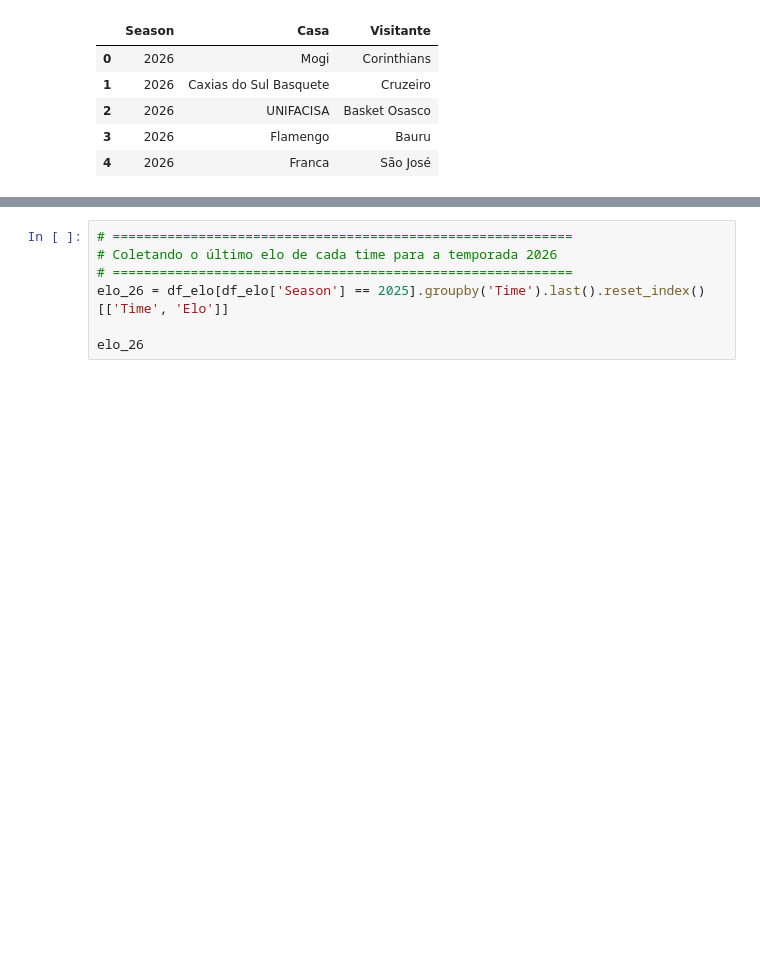
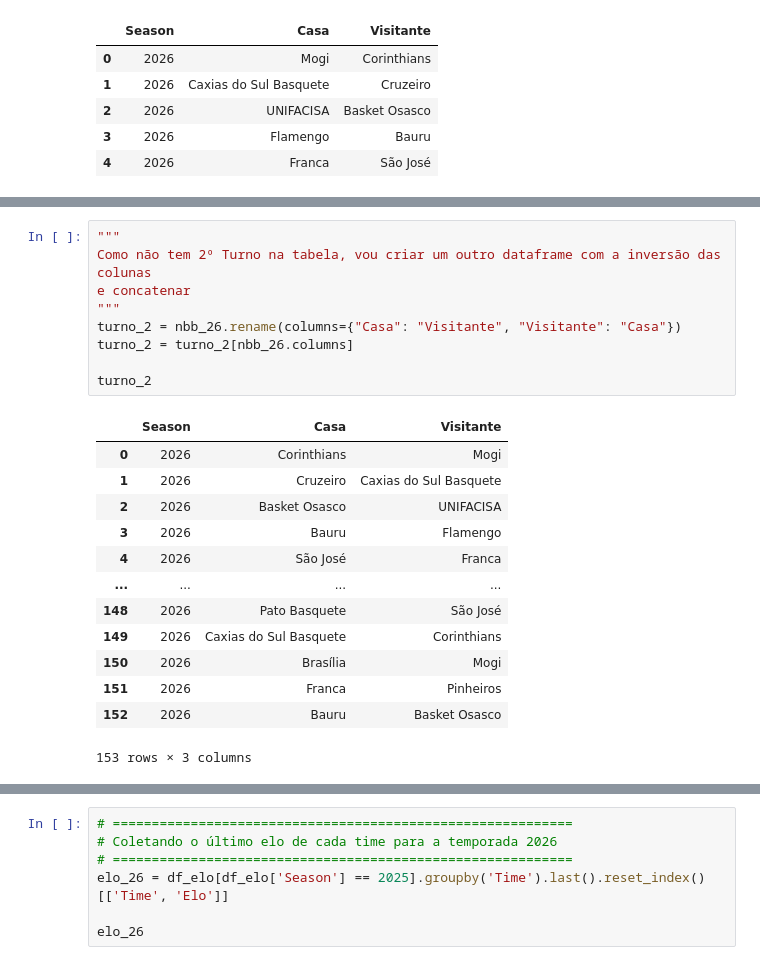
Before and after one commit to lucasdga1/Algoritmo-de-previsao-de-percentual-de-vitorias, a Jupyter notebook: notebooks/simulacao_torneio.ipynb, the cells around one changed output, grey strips where cells are left out. Cells and saved outputs as stored; diff of their text form; blank space fills up the shorter version.

```diff
--- a/notebooks/simulacao_torneio.ipynb
+++ b/notebooks/simulacao_torneio.ipynb
@@ -32,0 +57,23 @@ nbb_26.head()
+# %%
+"""
+Como não tem 2º Turno na tabela, vou criar um outro dataframe com a inversão das colunas
+e concatenar
+"""
+turno_2 = nbb_26.rename(columns={"Casa": "Visitante", "Visitante": "Casa"})
+turno_2 = turno_2[nbb_26.columns]
+
+turno_2
+# %% [output]
+|  | Season | Casa | Visitante |
+| 0 | 2026 | Corinthians | Mogi |
+| 1 | 2026 | Cruzeiro | Caxias do Sul Basquete |
+| 2 | 2026 | Basket Osasco | UNIFACISA |
+| 3 | 2026 | Bauru | Flamengo |
+| 4 | 2026 | São José | Franca |
+| ... | ... | ... | ... |
+| 148 | 2026 | Pato Basquete | São José |
+| 149 | 2026 | Caxias do Sul Basquete | Corinthians |
+| 150 | 2026 | Brasília | Mogi |
+| 151 | 2026 | Franca | Pinheiros |
+| 152 | 2026 | Bauru | Basket Osasco |
+153 rows × 3 columns
```
Also changed, not shown: parts of 9 cells of this notebook, 1 other file.
